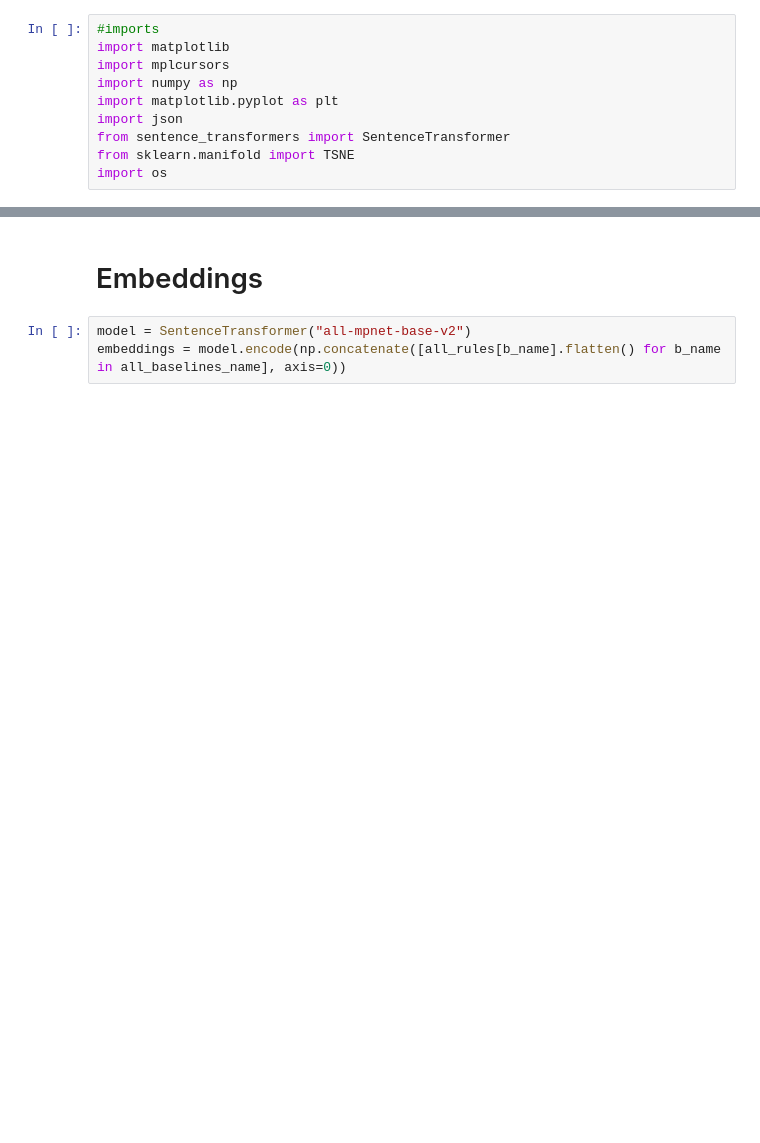
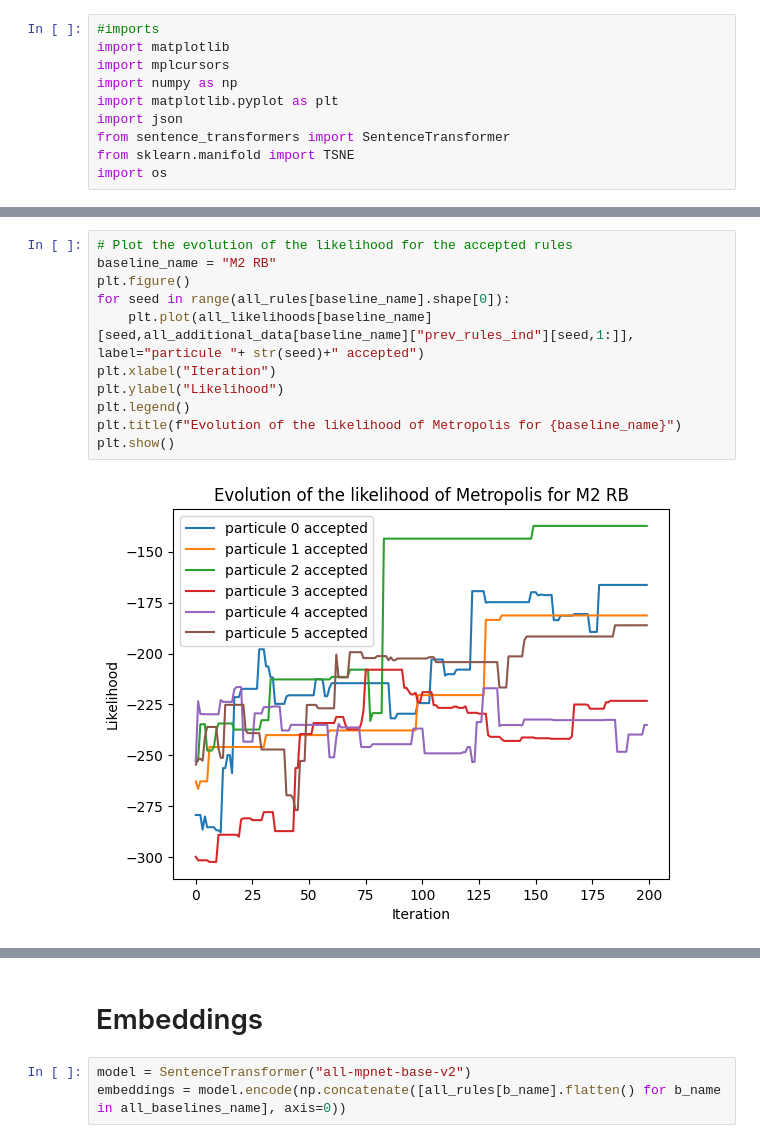
Before and after one commit to flowersteam/WorldLLM, a Jupyter notebook: compare_method.ipynb, the cells around one changed output, grey strips where cells are left out. Saved outputs shown, nothing was run; the diff lists cells and outputs as text; blank space fills up the shorter version.

```diff
--- a/compare_method.ipynb
+++ b/compare_method.ipynb
@@ -176,0 +178,13 @@ for b_name in all_baselines_name[1:]:
+# %%
+# Plot the evolution of the likelihood for the accepted rules
+baseline_name = "M2 RB"
+plt.figure()
+for seed in range(all_rules[baseline_name].shape[0]):
+    plt.plot(all_likelihoods[baseline_name][seed,all_additional_data[baseline_name]["prev_rules_ind"][seed,1:]], label="particule "+ str(seed)+" accepted")
+plt.xlabel("Iteration")
+plt.ylabel("Likelihood")
+plt.legend()
+plt.title(f"Evolution of the likelihood of Metropolis for {baseline_name}")
+plt.show()
+# %% [output]
+[figure, added]
```
Also changed, not shown: parts of 11 cells of this notebook, 1 other file.
